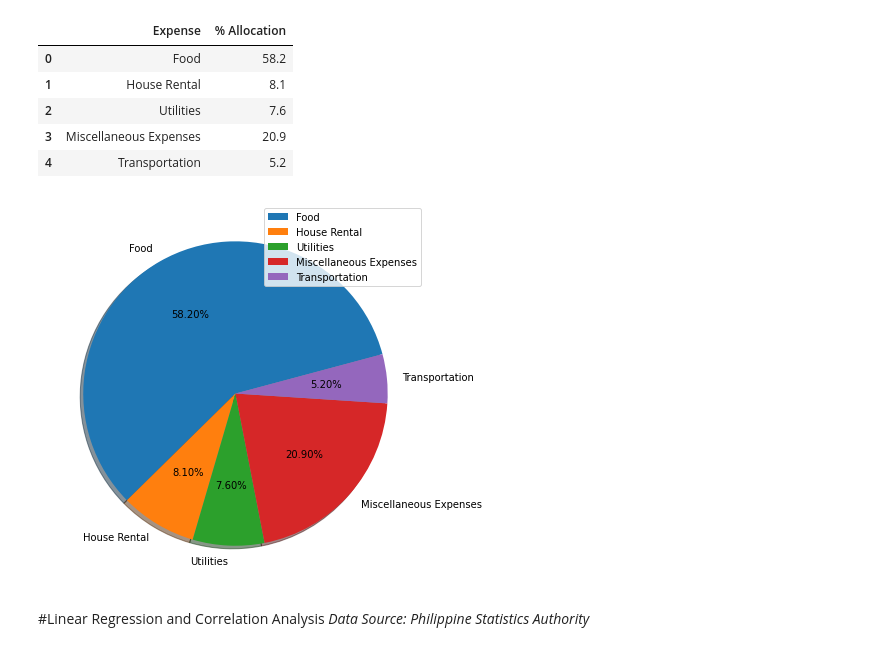
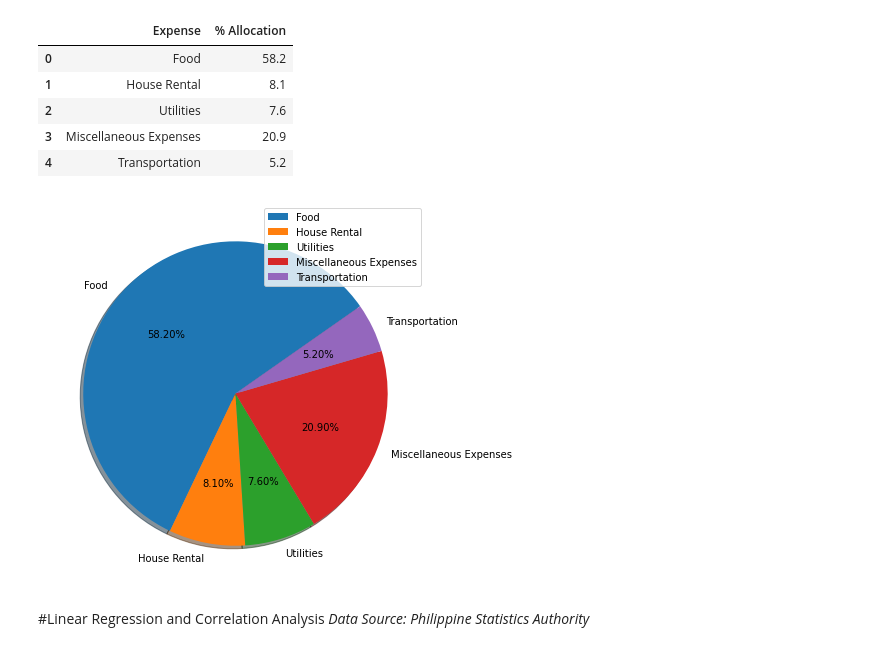
Before and after one commit to kryzlerahne/IT3205_FilipinoDataAlliance, a Jupyter notebook: Codes/The_Future_Pay_Visualizations.ipynb, the cells around one changed output. Cells and saved outputs as stored; diff of their text form; code cells hidden in the pictures.

```diff
--- a/Codes/The_Future_Pay_Visualizations.ipynb
+++ b/Codes/The_Future_Pay_Visualizations.ipynb
@@ -459,19 +461,19 @@ display(df)
 # %%
 #getting all values from the dataframe/csv
 Expense = df["Expense"]
 Allocation = df["% Allocation"]
 
 #changing the size of the entire graph
 f = plt.figure()
 f.set_figwidth(13)
 f.set_figheight(7)
 
 #Creating Visualization
-plt.pie(Allocation, labels=Expense, autopct='%1.2f%%', startangle=15, shadow = True)
+plt.pie(Allocation, labels=Expense, autopct='%1.2f%%', startangle=35, shadow = True)
 plt.legend()
 plt.show()
 # %% [output]
-[figure, old version]
+[figure, new version]
 # %% [markdown]
 #Linear Regression and Correlation Analysis
 *Data Source: Philippine Statistics Authority*
```
Also changed, not shown: parts of 2 cells of this notebook.
